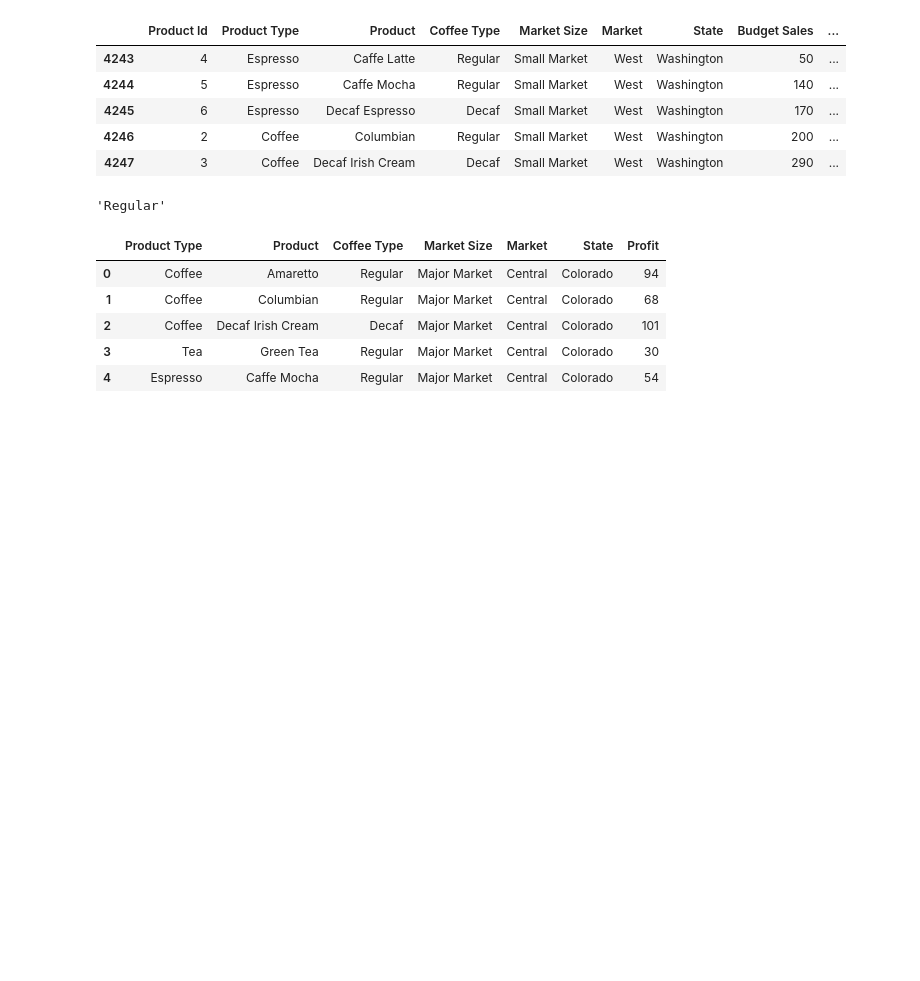
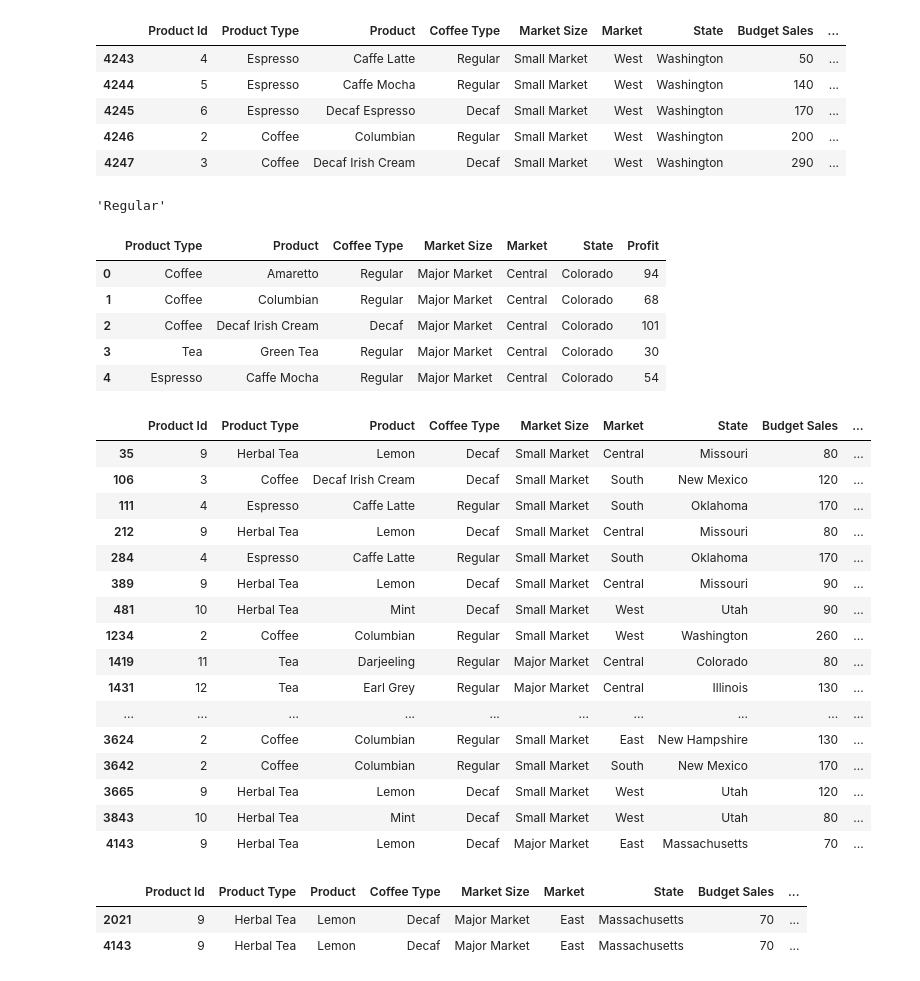
Before and after one commit to alishanstyles/CoffeeChain, a Jupyter notebook: startercode.ipynb, the cells around one changed output. Saved outputs shown, nothing was run; the diff lists cells and outputs as text; code cells hidden in the pictures; blank space fills up the shorter version.

Commit message:
conditional selections

```diff
--- a/startercode.ipynb
+++ b/startercode.ipynb
@@ -132,3 +145,31 @@ df.loc[:4, ['Product Type', 'Product', 'Coffee Type', 'Market Size', 'Market', '
 | 2 | Coffee | Decaf Irish Cream | Decaf | Major Market | Central | Colorado | 101 |
 | 3 | Tea | Green Tea | Regular | Major Market | Central | Colorado | 30 |
 | 4 | Espresso | Caffe Mocha | Regular | Major Market | Central | Colorado | 54 |
+# %%
+# Using conditional selection select the rows with total expenses 50
+df.loc[df['Total Expenses'] == 50, :]
+# %% [output]
+|  | Product Id | Product Type | Product | Coffee Type | Market Size | Market | State | Budget Sales | ... |
+| 35 | 9 | Herbal Tea | Lemon | Decaf | Small Market | Central | Missouri | 80 | ... |
+| 106 | 3 | Coffee | Decaf Irish Cream | Decaf | Small Market | South | New Mexico | 120 | ... |
+| 111 | 4 | Espresso | Caffe Latte | Regular | Small Market | South | Oklahoma | 170 | ... |
+| 212 | 9 | Herbal Tea | Lemon | Decaf | Small Market | Central | Missouri | 80 | ... |
+| 284 | 4 | Espresso | Caffe Latte | Regular | Small Market | South | Oklahoma | 170 | ... |
+| 389 | 9 | Herbal Tea | Lemon | Decaf | Small Market | Central | Missouri | 90 | ... |
+| 481 | 10 | Herbal Tea | Mint | Decaf | Small Market | West | Utah | 90 | ... |
+| 1234 | 2 | Coffee | Columbian | Regular | Small Market | West | Washington | 260 | ... |
+| 1419 | 11 | Tea | Darjeeling | Regular | Major Market | Central | Colorado | 80 | ... |
+| 1431 | 12 | Tea | Earl Grey | Regular | Major Market | Central | Illinois | 130 | ... |
+| ... | ... | ... | ... | ... | ... | ... | ... | ... | ... |
+| 3624 | 2 | Coffee | Columbian | Regular | Small Market | East | New Hampshire | 130 | ... |
+| 3642 | 2 | Coffee | Columbian | Regular | Small Market | South | New Mexico | 170 | ... |
+| 3665 | 9 | Herbal Tea | Lemon | Decaf | Small Market | West | Utah | 120 | ... |
+| 3843 | 10 | Herbal Tea | Mint | Decaf | Small Market | West | Utah | 80 | ... |
+| 4143 | 9 | Herbal Tea | Lemon | Decaf | Major Market | East | Massachusetts | 70 | ... |
+# %%
+# Select rows with total expenses 50 and state massachusetts
+df.loc[(df['Total Expenses'] == 50) & (df['State'] == 'Massachusetts'),:]
+# %% [output]
+|  | Product Id | Product Type | Product | Coffee Type | Market Size | Market | State | Budget Sales | ... |
+| 2021 | 9 | Herbal Tea | Lemon | Decaf | Major Market | East | Massachusetts | 70 | ... |
+| 4143 | 9 | Herbal Tea | Lemon | Decaf | Major Market | East | Massachusetts | 70 | ... |
```
Also changed, not shown: parts of 14 cells of this notebook.
